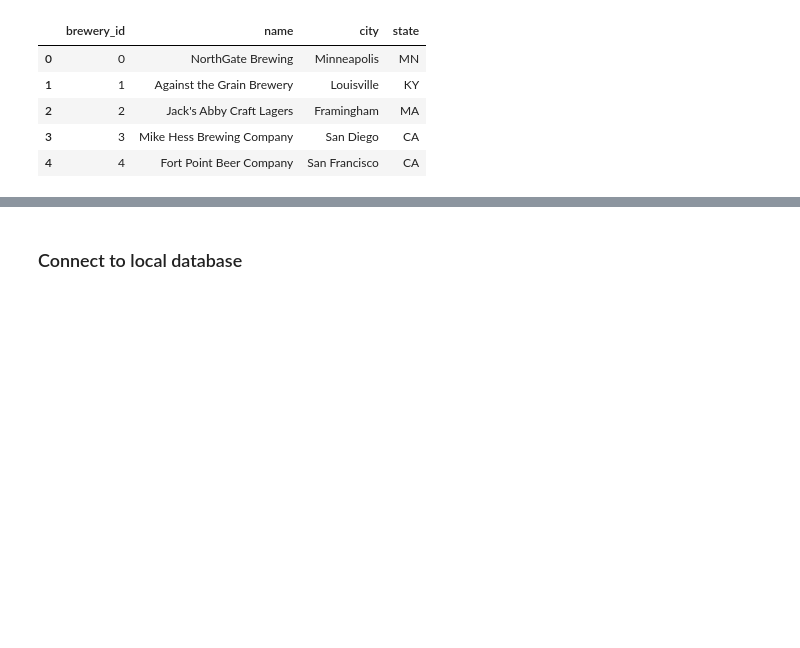
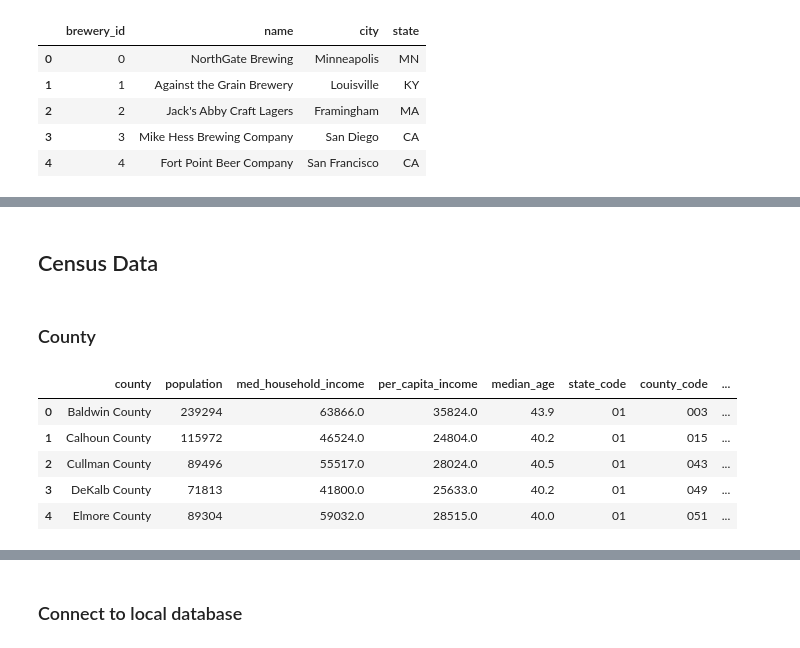
Before and after one commit to gdagger/Team3_Project2, a Jupyter notebook: ETL.ipynb, the cells around one changed output, grey strips where cells are left out. Cells and saved outputs as stored; diff of their text form; code cells hidden in the pictures; blank space fills up the shorter version.

```diff
--- a/ETL.ipynb
+++ b/ETL.ipynb
@@ -48,0 +111,40 @@ breweries_cleaned_df.head()
+# %% [markdown]
+## Census Data
+# %% [markdown]
+### County
+# %%
+# Create Census object with Census API key from the selected year
+c = Census(api_key, year=2021)
+
+# Run Census Search to retrieve income data by county
+county_census_data = c.acs1.get(("NAME", "B01003_001E", "B19013_001E","B19301_001E", "B01002_001E"), {'for': 'county:*'})
+
+# Convert to DataFrame
+county_census_df = pd.DataFrame(county_census_data)
+
+# Rename columns
+county_census_cleaned_df = county_census_df.rename(columns={"B01003_001E": "population",
+                                      "B19013_001E": "med_household_income",
+                                      "B19301_001E": "per_capita_income",
+                                      "B01002_001E": "median_age",
+                                      "state": "state_code",
+                                      "NAME": "county",
+                                      "county": "county_code"
+                                    }
+                                    )
+
+# Cast population column as integer
+county_census_cleaned_df['population'] = county_census_cleaned_df['population'].astype(int)
+
+# Split county column into separate county and state columns
+county_census_cleaned_df[['county','state']] = county_census_cleaned_df.county.str.split(', ', expand=True)
+
+# Display first 5 rows
+county_census_cleaned_df.head()
+# %% [output]
+|  | county | population | med_household_income | per_capita_income | median_age | state_code | county_code | ... |
+| 0 | Baldwin County | 239294 | 63866.0 | 35824.0 | 43.9 | 01 | 003 | ... |
+| 1 | Calhoun County | 115972 | 46524.0 | 24804.0 | 40.2 | 01 | 015 | ... |
+| 2 | Cullman County | 89496 | 55517.0 | 28024.0 | 40.5 | 01 | 043 | ... |
+| 3 | DeKalb County | 71813 | 41800.0 | 25633.0 | 40.2 | 01 | 049 | ... |
+| 4 | Elmore County | 89304 | 59032.0 | 28515.0 | 40.0 | 01 | 051 | ... |
```
Also changed, not shown: parts of 16 cells of this notebook, 1 other file.
